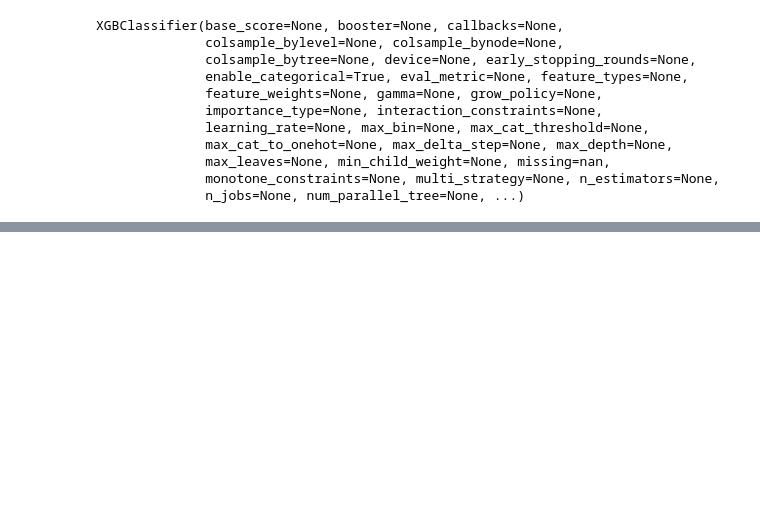
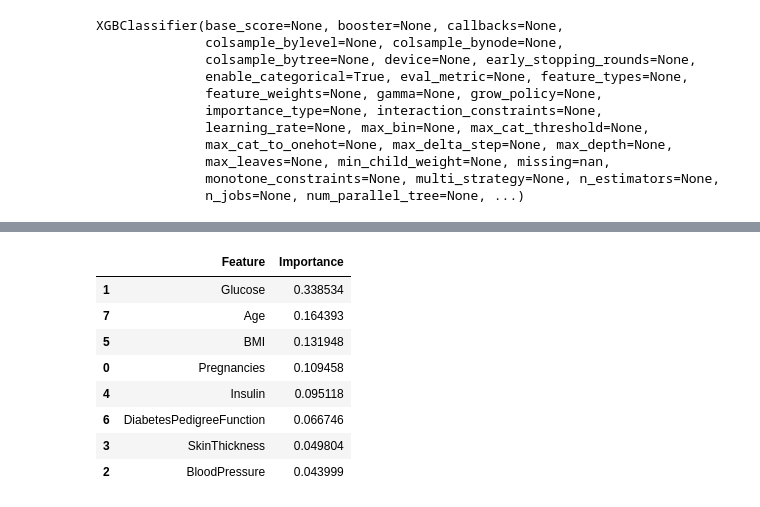
Before and after one commit to icuhekim/Boosting-Algorithm--Diabetes-Prediction, a Jupyter notebook: src/explore.ipynb, the cells around one changed output, grey strips where cells are left out. Drawn from its saved outputs; the diff is of its cells as text; code cells hidden in the pictures; blank space fills up the shorter version.

```diff
--- a/src/explore.ipynb
+++ b/src/explore.ipynb
@@ -79,0 +141,16 @@ XGBClassifier(base_score=None, booster=None, callbacks=None,
+# %%
+from sklearn.model_selection import GridSearchCV
+from xgboost import XGBClassifier
+
+xgb_model = XGBClassifier(
+    random_state=42,
+    eval_metric="logloss"
+)
+
+param_grid = {
+    "n_estimators": [50, 100, 200],
+    "learning_rate": [0.01, 0.05, 0.1],
+    "max_depth": [2, 3, 4],
+    "subsample": [0.8, 1.0],
+    "colsample_bytree": [0.8, 1.0]
+}
@@ -79,0 +277,24 @@ XGBClassifier(base_score=None, booster=None, callbacks=None,
+# %%
+import pandas as pd
+
+feature_importance = pd.DataFrame({
+    "Feature": X_train.columns,
+    "Importance": best_model.feature_importances_
+})
+
+feature_importance = feature_importance.sort_values(
+    by="Importance",
+    ascending=False
+)
+
+feature_importance
+# %% [output]
+|  | Feature | Importance |
+| 1 | Glucose | 0.338534 |
+| 7 | Age | 0.164393 |
+| 5 | BMI | 0.131948 |
+| 0 | Pregnancies | 0.109458 |
+| 4 | Insulin | 0.095118 |
+| 6 | DiabetesPedigreeFunction | 0.066746 |
+| 3 | SkinThickness | 0.049804 |
+| 2 | BloodPressure | 0.043999 |
```
Also changed, not shown: parts of 17 cells of this notebook, 1 other file.
